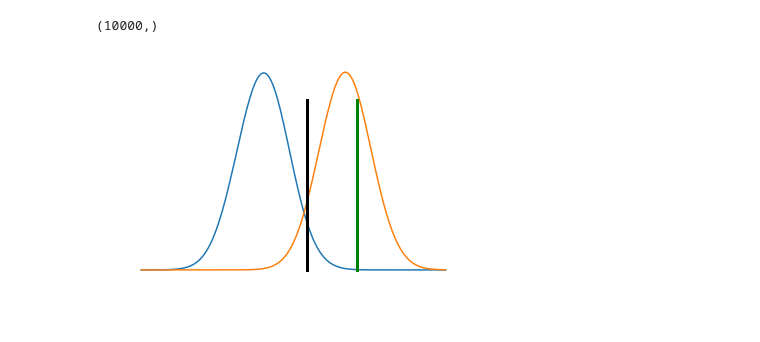
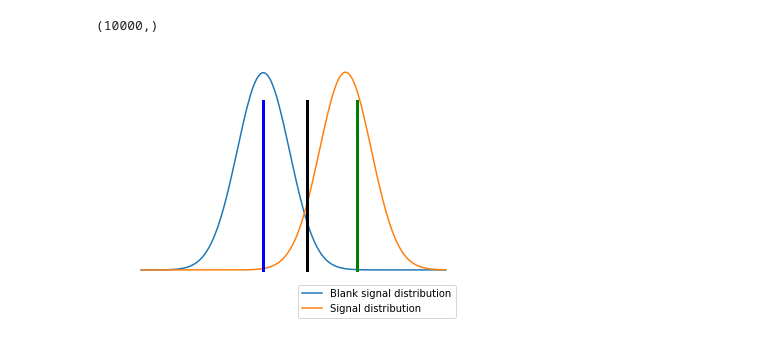
Before and after one commit to cepheus87/pythonStuff, a Jupyter notebook: densityDistr.ipynb, the cells around one changed output. Saved outputs shown, nothing was run; the diff lists cells and outputs as text; code cells hidden in the pictures.

```diff
--- a/densityDistr.ipynb
+++ b/densityDistr.ipynb
@@ -35,13 +35,24 @@ x1 = 3.1
 # %%
 plt.plot(xs,density0(xs))
 plt.plot(xs,density1(xs))
 plt.axis("off")
 # plt.show()
 
+plt.legend(['Blank signal distribution', 'Signal distribution'], loc = "upper left", bbox_to_anchor = (0.5,0))
+
 #draw line
 plt.plot([x0, x0], [y0_min, y0_max], "k" ,lw=3)
 plt.plot([x1, x1], [y0_min, y0_max], "g" ,lw=3)
+plt.plot([ar0.mean(), ar0.mean()], [y0_min, y0_max], "b" ,lw=3)
+
+# fig = plt.figure()
+# ax = fig.add_subplot(111)
+
+ax.text(0, 0.1, 'colored text in axes coords',
+        verticalalignment='bottom', horizontalalignment='right',
+        transform=ax.transAxes,
+        color='green', fontsize=15)
 
 plt.savefig("gausses.png", dpi = 300)
 # %% [output]
-[figure, old version]
+[figure, new version]
```
Also changed, not shown: 1 other file.
